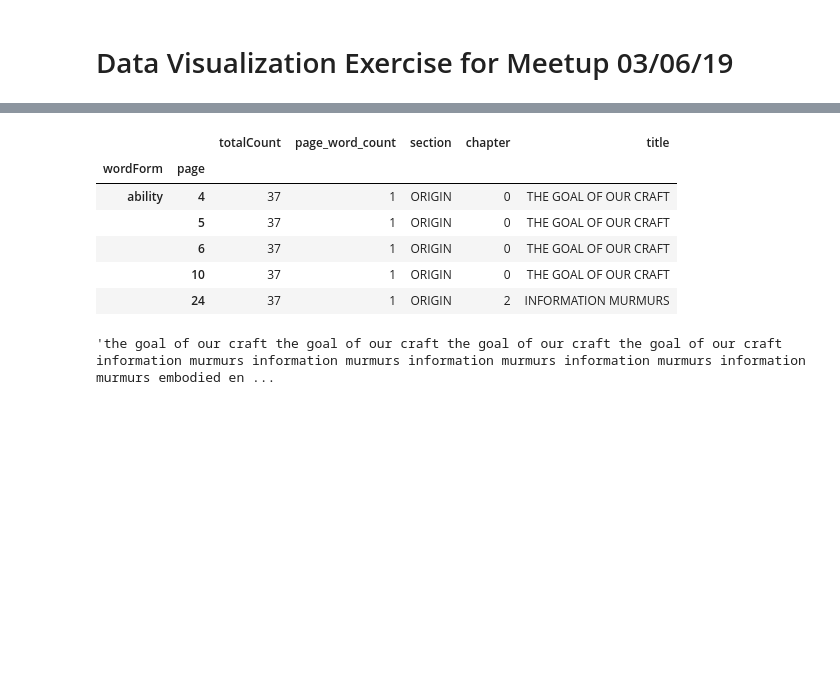
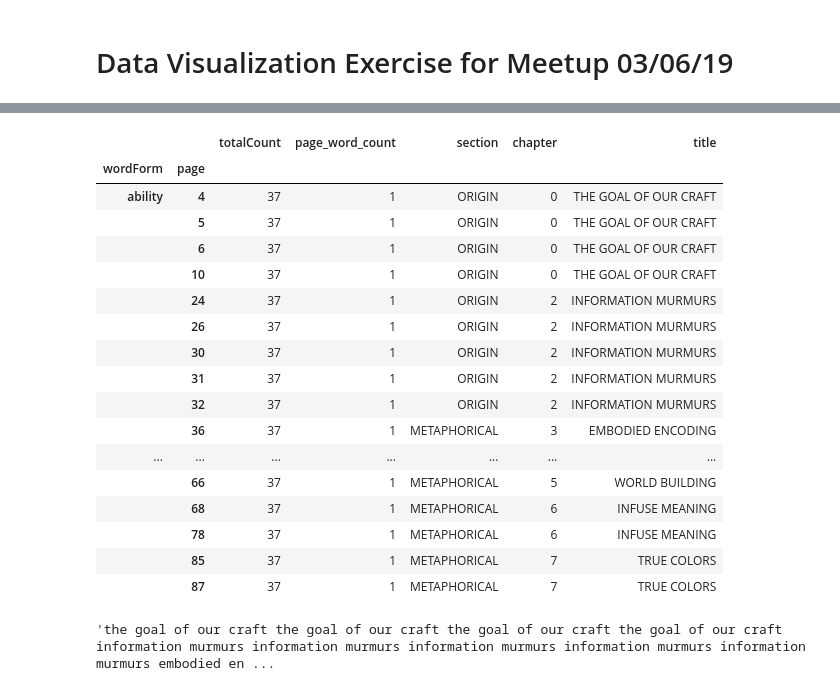
Before and after one commit to nediyonbe/Data-Challenge, a Jupyter notebook: DataViz/DataViz.ipynb, the cells around one changed output, grey strips where cells are left out. Saved outputs shown, nothing was run; the diff lists cells and outputs as text; code cells hidden in the pictures; blank space fills up the shorter version.

```diff
--- a/DataViz/DataViz.ipynb
+++ b/DataViz/DataViz.ipynb
@@ -24,15 +33,26 @@ df = pd.merge(data2, content,
 # %%
 df.set_index(['wordForm', 'page'], inplace = True)
 # %%
-df.head()
+df.head(20)
 # %% [output]
 |  |  | totalCount | page_word_count | section | chapter | title |
 | wordForm | page |  |  |  |  |  |
 | ability | 4 | 37 | 1 | ORIGIN | 0 | THE GOAL OF OUR CRAFT |
 |  | 5 | 37 | 1 | ORIGIN | 0 | THE GOAL OF OUR CRAFT |
 |  | 6 | 37 | 1 | ORIGIN | 0 | THE GOAL OF OUR CRAFT |
 |  | 10 | 37 | 1 | ORIGIN | 0 | THE GOAL OF OUR CRAFT |
 |  | 24 | 37 | 1 | ORIGIN | 2 | INFORMATION MURMURS |
+|  | 26 | 37 | 1 | ORIGIN | 2 | INFORMATION MURMURS |
+|  | 30 | 37 | 1 | ORIGIN | 2 | INFORMATION MURMURS |
+|  | 31 | 37 | 1 | ORIGIN | 2 | INFORMATION MURMURS |
+|  | 32 | 37 | 1 | ORIGIN | 2 | INFORMATION MURMURS |
+|  | 36 | 37 | 1 | METAPHORICAL | 3 | EMBODIED ENCODING |
+| ... | ... | ... | ... | ... | ... | ... |
+|  | 66 | 37 | 1 | METAPHORICAL | 5 | WORLD BUILDING |
+|  | 68 | 37 | 1 | METAPHORICAL | 6 | INFUSE MEANING |
+|  | 78 | 37 | 1 | METAPHORICAL | 6 | INFUSE MEANING |
+|  | 85 | 37 | 1 | METAPHORICAL | 7 | TRUE COLORS |
+|  | 87 | 37 | 1 | METAPHORICAL | 7 | TRUE COLORS |
 # %%
 comment_words = ''
 # iterate through the csv file
```
Also changed, not shown: parts of 11 cells of this notebook.
